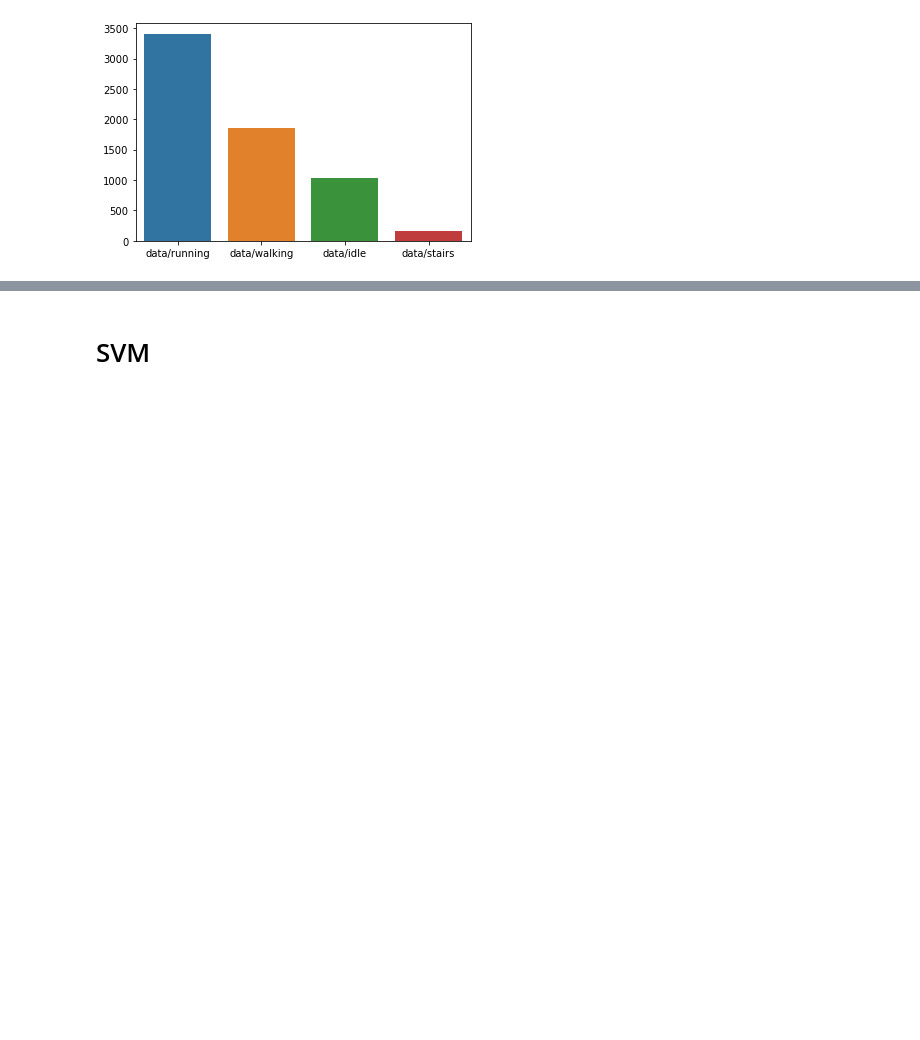
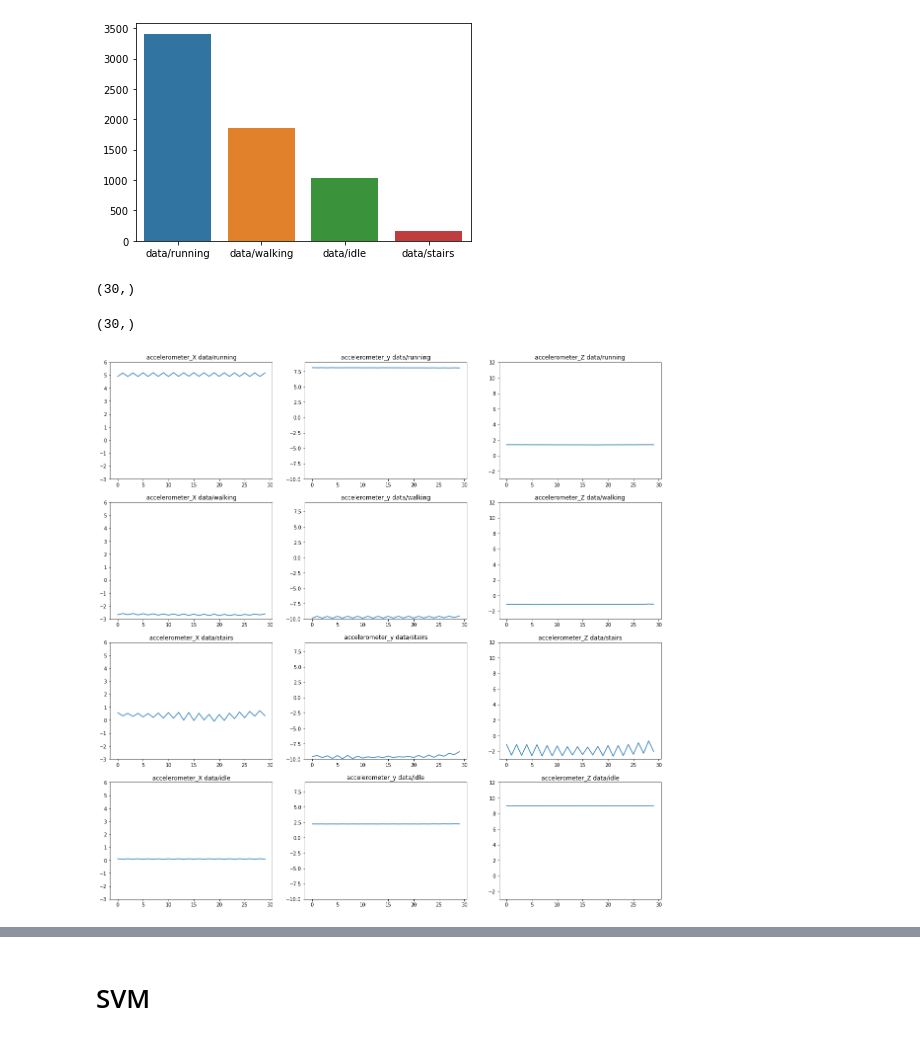
Before and after one commit to kilianovski/study, a Jupyter notebook: small_projects/activity_classification_accelerometer/setup_cv.ipynb, the cells around one changed output, grey strips where cells are left out. Cells and saved outputs as stored; diff of their text form; code cells hidden in the pictures; blank space fills up the shorter version.

```diff
--- a/small_projects/activity_classification_accelerometer/setup_cv.ipynb
+++ b/small_projects/activity_classification_accelerometer/setup_cv.ipynb
@@ -54,0 +66,8 @@ sns.barplot(x=counts.index, y=counts.values)
+# %%
+x_acc_cols = [str(i) for i in range(0,89,3)]
+y_acc_cols = [str(i) for i in range(1,89,3)]
+z_acc_cols = [str(i) for i in range(2,90,3)]
+# %%
+full_df.iloc[0][x_acc_cols].values.shape
+# %% [output]
+(30,)
@@ -54,0 +76,28 @@ sns.barplot(x=counts.index, y=counts.values)
+# %%
+activity_data[z_acc_cols].mean(axis=0).shape
+# %% [output]
+(30,)
+# %%
+fig, axes = plt.subplots(4, 3, figsize=(20, 20))
+
+class_labels = ['data/running', 'data/walking', 'data/stairs', 'data/idle']
+steps = np.arange(30)
+for ax_row, class_label in zip(axes, class_labels):
+    activity_data = full_df[full_df.label == class_label]
+    x_freq = activity_data[x_acc_cols].mean(axis=0)
+    ax_row[0].plot(steps, x_freq, )
+    ax_row[0].set_title(f'accelerometer_X {class_label}')
+
+    ax_row[0].set_ylim(-3, 6)
+
+    y_freq = activity_data[y_acc_cols].mean(axis=0)
+    ax_row[1].plot(steps, y_freq, )
+    ax_row[1].set_title(f'accelerometer_y {class_label}')
+    ax_row[1].set_ylim(-10, 9)
+
+    z_freq = activity_data[z_acc_cols].mean(axis=0)
+    ax_row[2].plot(steps, z_freq, )
+    ax_row[2].set_title(f'accelerometer_Z {class_label}')
+    ax_row[2].set_ylim(-3, 12)
+# %% [output]
+[figure, added]
```
Also changed, not shown: parts of 28 cells of this notebook.
